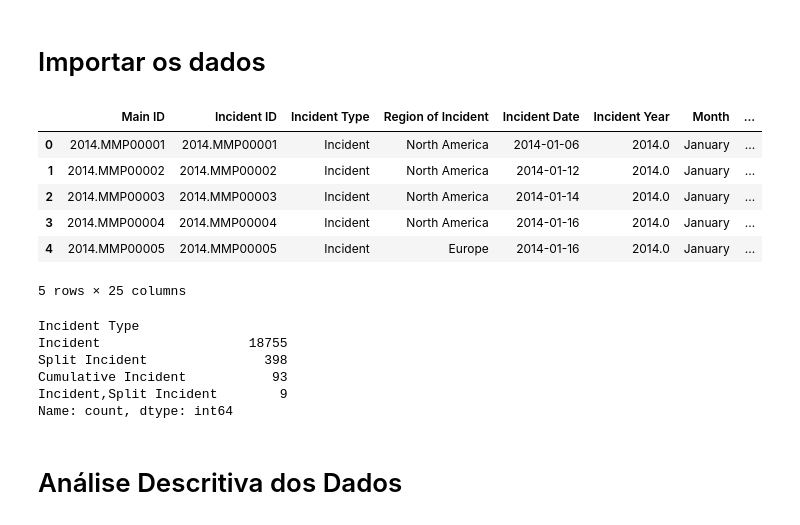
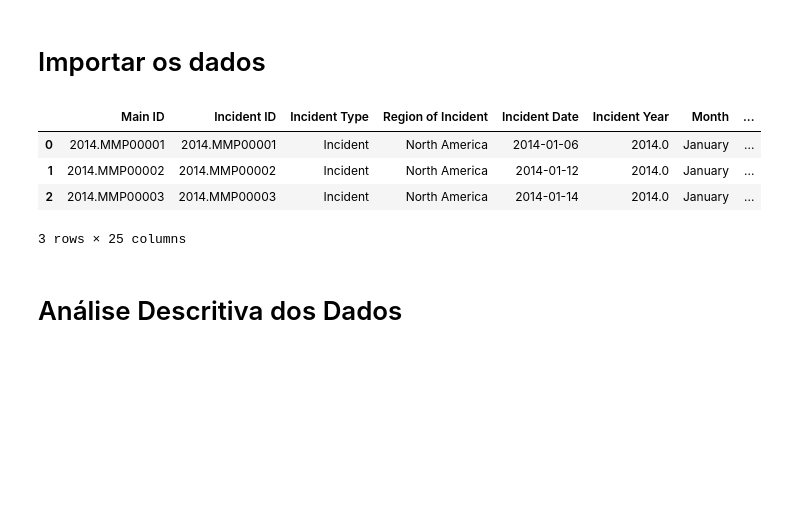
Before and after one commit to joaopedromarcondes/Trabalho-IA, a Jupyter notebook: Trabalho_IA.ipynb, the cells around one changed output. Saved outputs shown, nothing was run; the diff lists cells and outputs as text; code cells hidden in the pictures; blank space fills up the shorter version.

```diff
--- a/Trabalho_IA.ipynb
+++ b/Trabalho_IA.ipynb
@@ -3,36 +3,28 @@
 # %%
 import pandas as pd
 from sklearn.cluster import KMeans
 from sklearn import metrics
-from sklearn.metrics import pairwise_distances
 import matplotlib.pyplot as plt
 import numpy as np
 from sklearn.preprocessing import StandardScaler
 from sklearn.cluster import AgglomerativeClustering
 from scipy.cluster.hierarchy import dendrogram, linkage
 from sklearn.metrics import davies_bouldin_score
 from adjustText import adjust_text
+import seaborn as sns
+import plotly.io as pio
+import plotly.graph_objects as go
+
 
 file_path = "./Missing_Migrants_Global_Figures_allData.xlsx"
 df = pd.read_excel(file_path)
-display(df.head())
+display(df.head(3))
 # %% [output]
 |  | Main ID | Incident ID | Incident Type | Region of Incident | Incident Date | Incident Year | Month | ... |
 | 0 | 2014.MMP00001 | 2014.MMP00001 | Incident | North America | 2014-01-06 | 2014.0 | January | ... |
 | 1 | 2014.MMP00002 | 2014.MMP00002 | Incident | North America | 2014-01-12 | 2014.0 | January | ... |
 | 2 | 2014.MMP00003 | 2014.MMP00003 | Incident | North America | 2014-01-14 | 2014.0 | January | ... |
-| 3 | 2014.MMP00004 | 2014.MMP00004 | Incident | North America | 2014-01-16 | 2014.0 | January | ... |
-| 4 | 2014.MMP00005 | 2014.MMP00005 | Incident | Europe | 2014-01-16 | 2014.0 | January | ... |
-5 rows × 25 columns
+3 rows × 25 columns
-# %%
-df['Incident Type'].value_counts()
-# %% [output]
-Incident Type
-Incident                   18755
-Split Incident               398
-Cumulative Incident           93
-Incident,Split Incident        9
-Name: count, dtype: int64
 # %% [markdown]
 # Análise Descritiva dos Dados
 # %%
```
Also changed, not shown: parts of 3 cells of this notebook.
